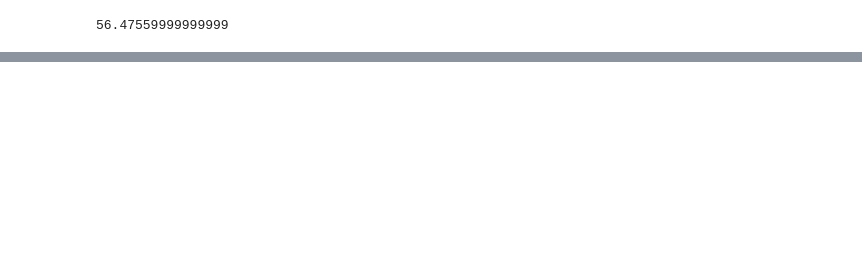
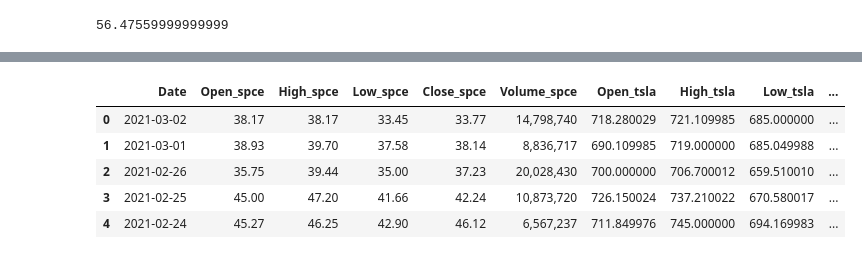
Before and after one commit to yaroslavtsepkov/data-analysis-tools, a Jupyter notebook: pandas/02-pandas-yaroslav_tsepkov.ipynb, the cells around one changed output, grey strips where cells are left out. Saved outputs shown, nothing was run; the diff lists cells and outputs as text; code cells hidden in the pictures; blank space fills up the shorter version.

```diff
--- a/pandas/02-pandas-yaroslav_tsepkov.ipynb
+++ b/pandas/02-pandas-yaroslav_tsepkov.ipynb
@@ -232,2 +232,9 @@ hst
  array([10.49 , 15.382, 20.274, 25.166, 30.058, 34.95 , 39.842, 44.734,
         49.626, 54.518, 59.41 ]))
+# %%
+# добавим к котировкам SPCE котировки Tesla
+# но прежде чем все добавлять мы изменить тип данных Date с object на Datetime и по ней будем соединять
+tsla_df = pd.read_csv(r'TSLA.csv')
+tsla_df.head()
+tsla_df['Date'] = pd.to_datetime(tsla_df['Date'], format='%Y-%m-%d')
+tsla_df.dtypes
@@ -233,0 +250,4 @@ hst
+# %%
+spce_df = df.reset_index()
+spce_df['Date'] = pd.to_datetime(spce_df['Date'])
+spce_df.dtypes
@@ -233,0 +265,11 @@ hst
+# %%
+df = pd.merge(left = spce_df, right=tsla_df, how='inner', on='Date', suffixes=('_spce', '_tsla')) # соеденим данные
+df = df.drop(columns=['CloseOpen', 'drop/growth', 'spread']) # уберем то что сейчас не нужно
+df.head()
+# %% [output]
+|  | Date | Open_spce | High_spce | Low_spce | Close_spce | Volume_spce | Open_tsla | High_tsla | Low_tsla | ... |
+| 0 | 2021-03-02 | 38.17 | 38.17 | 33.45 | 33.77 | 14,798,740 | 718.280029 | 721.109985 | 685.000000 | ... |
+| 1 | 2021-03-01 | 38.93 | 39.70 | 37.58 | 38.14 | 8,836,717 | 690.109985 | 719.000000 | 685.049988 | ... |
+| 2 | 2021-02-26 | 35.75 | 39.44 | 35.00 | 37.23 | 20,028,430 | 700.000000 | 706.700012 | 659.510010 | ... |
+| 3 | 2021-02-25 | 45.00 | 47.20 | 41.66 | 42.24 | 10,873,720 | 726.150024 | 737.210022 | 670.580017 | ... |
+| 4 | 2021-02-24 | 45.27 | 46.25 | 42.90 | 46.12 | 6,567,237 | 711.849976 | 745.000000 | 694.169983 | ... |
```
Also changed, not shown: parts of 11 cells of this notebook, 2 other files.
